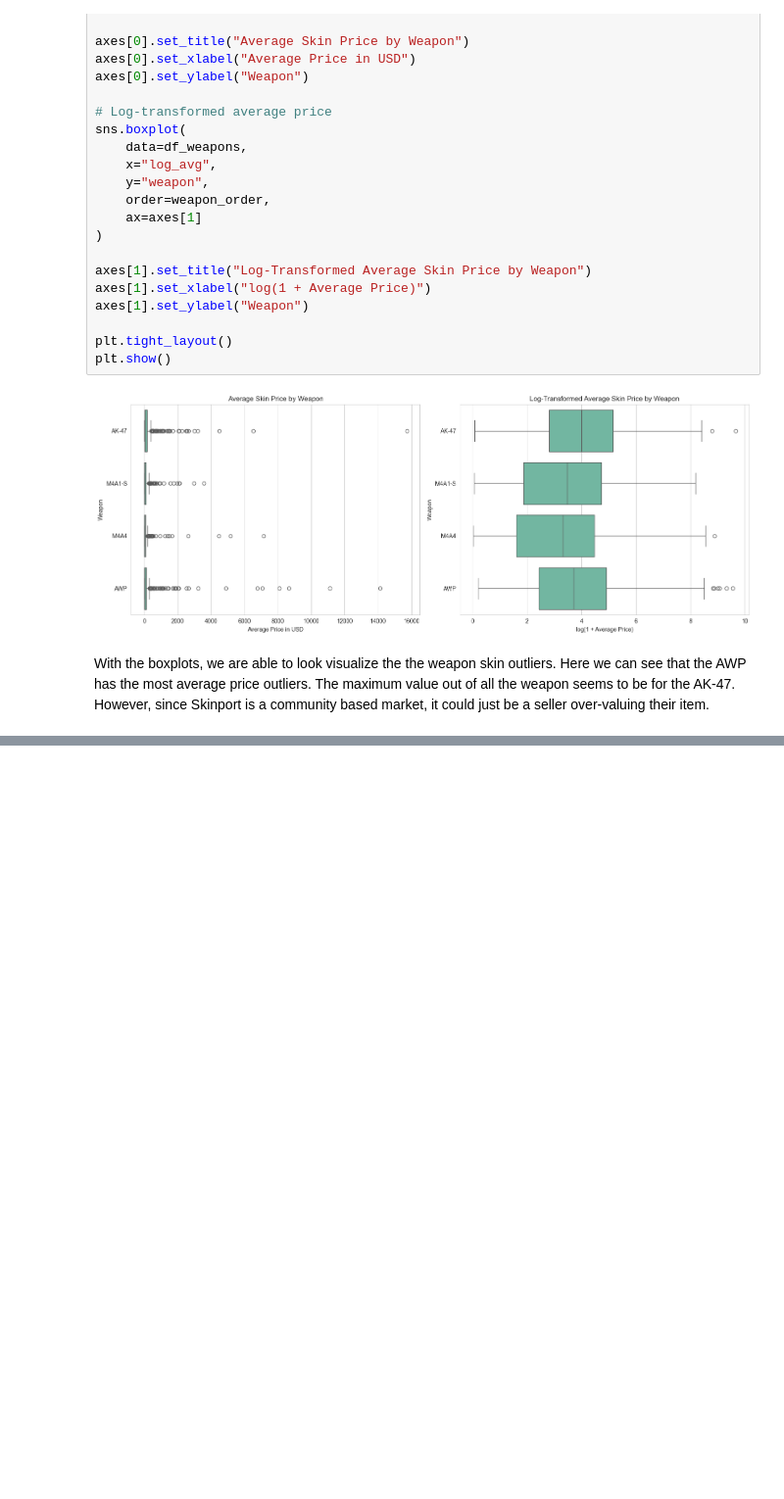
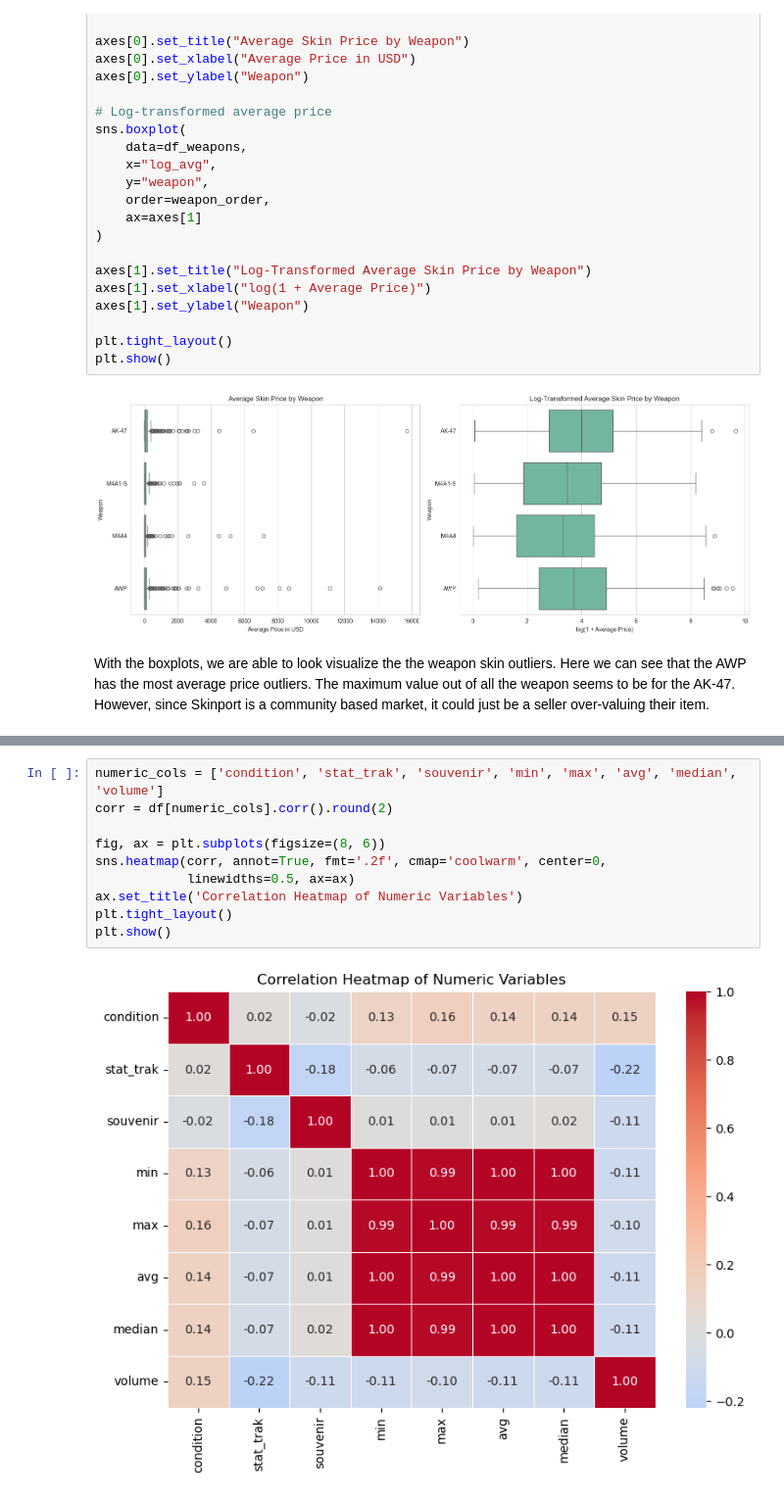
Before and after one commit to Taiac1/PSTAT-100-Final-Project, a Jupyter notebook: notebooks/final_report.ipynb, the cells around one changed output, grey strips where cells are left out. Shown at 98% size. Cells and saved outputs as stored; diff of their text form; blank space fills up the shorter version.

```diff
--- a/notebooks/final_report.ipynb
+++ b/notebooks/final_report.ipynb
@@ -444,0 +517,12 @@ With the boxplots, we are able to look visualize the the weapon skin outliers. H
+# %%
+numeric_cols = ['condition', 'stat_trak', 'souvenir', 'min', 'max', 'avg', 'median', 'volume']
+corr = df[numeric_cols].corr().round(2)
+
+fig, ax = plt.subplots(figsize=(8, 6))
+sns.heatmap(corr, annot=True, fmt='.2f', cmap='coolwarm', center=0,
+            linewidths=0.5, ax=ax)
+ax.set_title('Correlation Heatmap of Numeric Variables')
+plt.tight_layout()
+plt.show()
+# %% [output]
+[figure, added]
```
Also changed, not shown: parts of 11 cells of this notebook.
